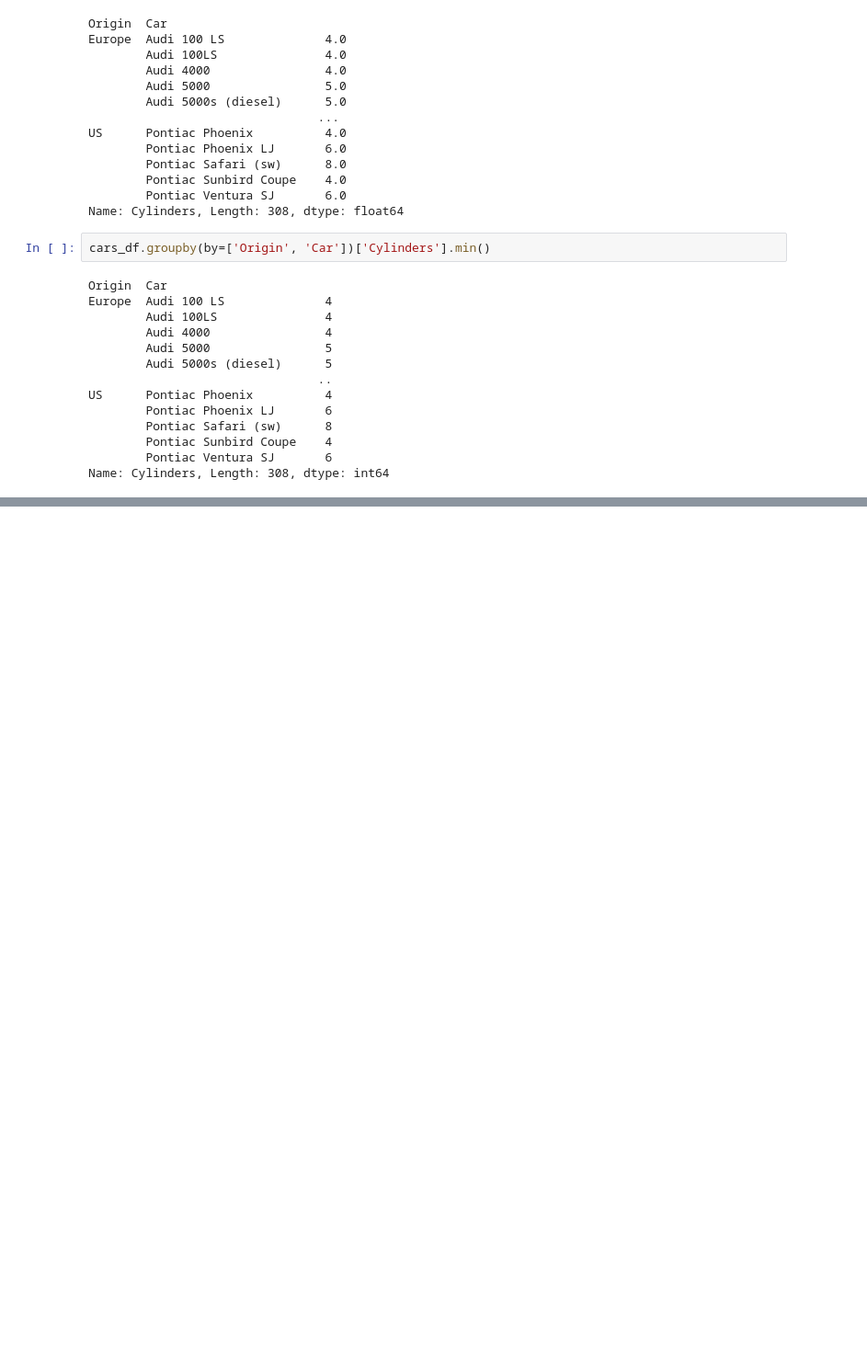
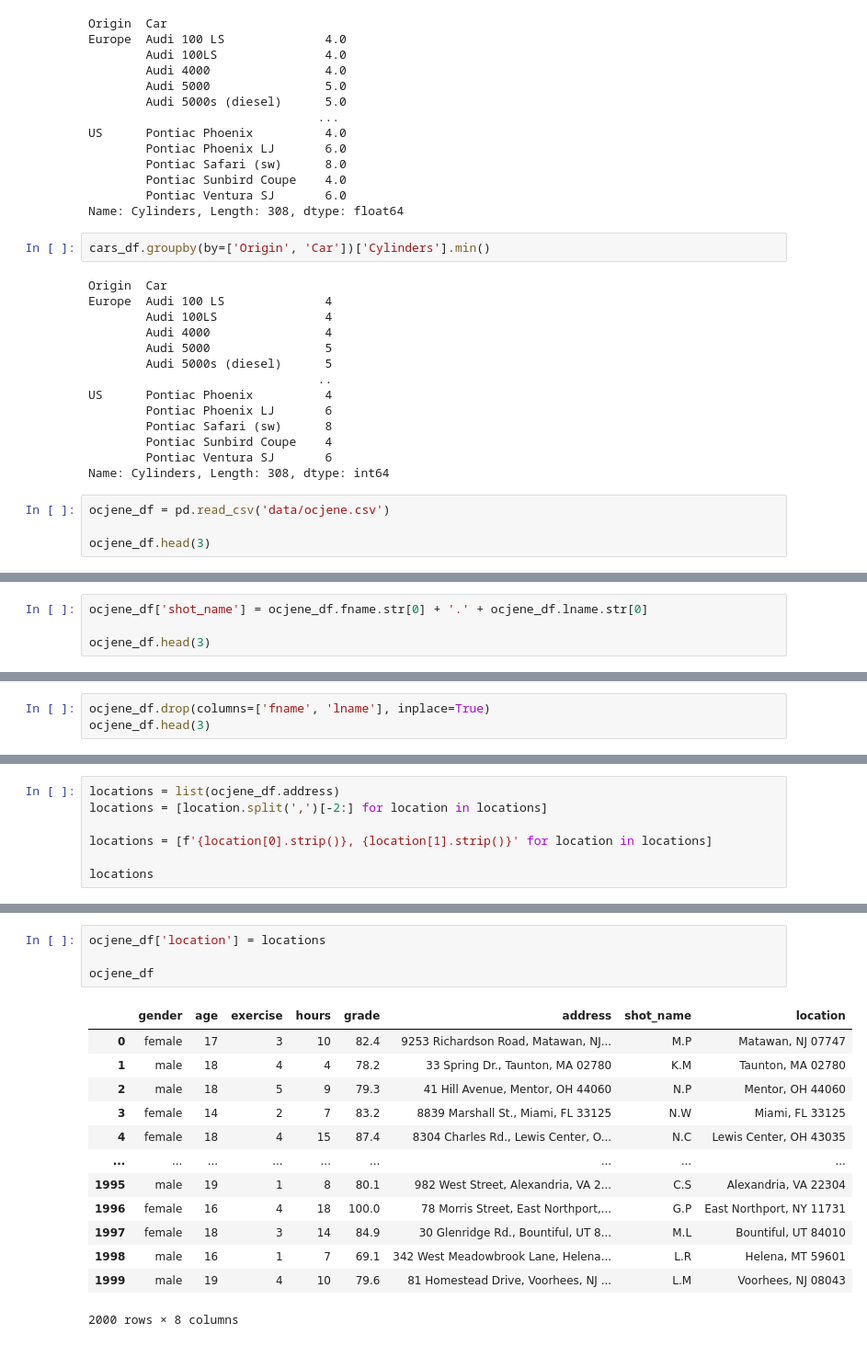
Before and after one commit to Josip996/pyds-ponavljanje, a Jupyter notebook: 3_vjezba_uvod_pandas.ipynb, the cells around one changed output, grey strips where cells are left out. Shown at 92% size. Cells and saved outputs as stored; diff of their text form; blank space fills up the shorter version.

```diff
--- a/3_vjezba_uvod_pandas.ipynb
+++ b/3_vjezba_uvod_pandas.ipynb
@@ -1225,3 +1225,7 @@ US      Pontiac Phoenix          4
         Pontiac Sunbird Coupe    4
         Pontiac Ventura SJ       6
 Name: Cylinders, Length: 308, dtype: int64
+# %%
+ocjene_df = pd.read_csv('data/ocjene.csv')
+
+ocjene_df.head(3)
@@ -1227,0 +1255,4 @@ Name: Cylinders, Length: 308, dtype: int64
+# %%
+ocjene_df['shot_name'] = ocjene_df.fname.str[0] + '.' + ocjene_df.lname.str[0]
+
+ocjene_df.head(3)
@@ -1227,0 +1264,3 @@ Name: Cylinders, Length: 308, dtype: int64
+# %%
+ocjene_df.drop(columns=['fname', 'lname'], inplace=True)
+ocjene_df.head(3)
@@ -1227,0 +1272,7 @@ Name: Cylinders, Length: 308, dtype: int64
+# %%
+locations = list(ocjene_df.address)
+locations = [location.split(',')[-2:] for location in locations]
+
+locations = [f'{location[0].strip()}, {location[1].strip()}' for location in locations]
+
+locations
@@ -1227,0 +1297,18 @@ Name: Cylinders, Length: 308, dtype: int64
+# %%
+ocjene_df['location'] = locations
+
+ocjene_df
+# %% [output]
+|  | gender | age | exercise | hours | grade | address | shot_name | location |
+| 0 | female | 17 | 3 | 10 | 82.4 | 9253 Richardson Road, Matawan, NJ... | M.P | Matawan, NJ 07747 |
+| 1 | male | 18 | 4 | 4 | 78.2 | 33 Spring Dr., Taunton, MA 02780 | K.M | Taunton, MA 02780 |
+| 2 | male | 18 | 5 | 9 | 79.3 | 41 Hill Avenue, Mentor, OH 44060 | N.P | Mentor, OH 44060 |
+| 3 | female | 14 | 2 | 7 | 83.2 | 8839 Marshall St., Miami, FL 33125 | N.W | Miami, FL 33125 |
+| 4 | female | 18 | 4 | 15 | 87.4 | 8304 Charles Rd., Lewis Center, O... | N.C | Lewis Center, OH 43035 |
+| ... | ... | ... | ... | ... | ... | ... | ... | ... |
+| 1995 | male | 19 | 1 | 8 | 80.1 | 982 West Street, Alexandria, VA 2... | C.S | Alexandria, VA 22304 |
+| 1996 | female | 16 | 4 | 18 | 100.0 | 78 Morris Street, East Northport,... | G.P | East Northport, NY 11731 |
+| 1997 | female | 18 | 3 | 14 | 84.9 | 30 Glenridge Rd., Bountiful, UT 8... | M.L | Bountiful, UT 84010 |
+| 1998 | male | 16 | 1 | 7 | 69.1 | 342 West Meadowbrook Lane, Helena... | L.R | Helena, MT 59601 |
+| 1999 | male | 19 | 4 | 10 | 79.6 | 81 Homestead Drive, Voorhees, NJ ... | L.M | Voorhees, NJ 08043 |
+2000 rows × 8 columns
```
Also changed, not shown: parts of 10 cells of this notebook.
